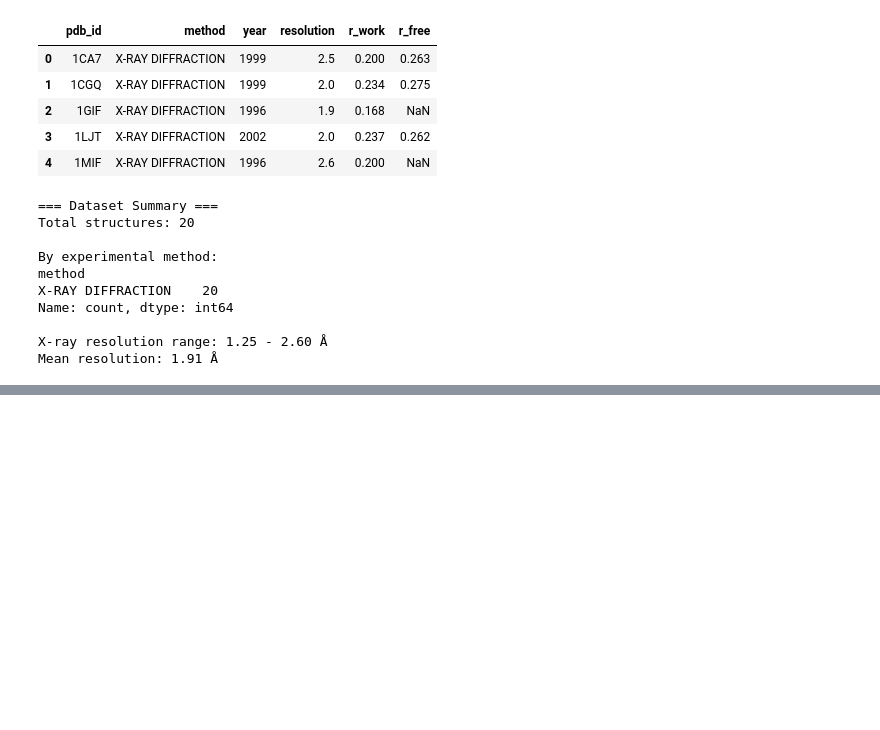
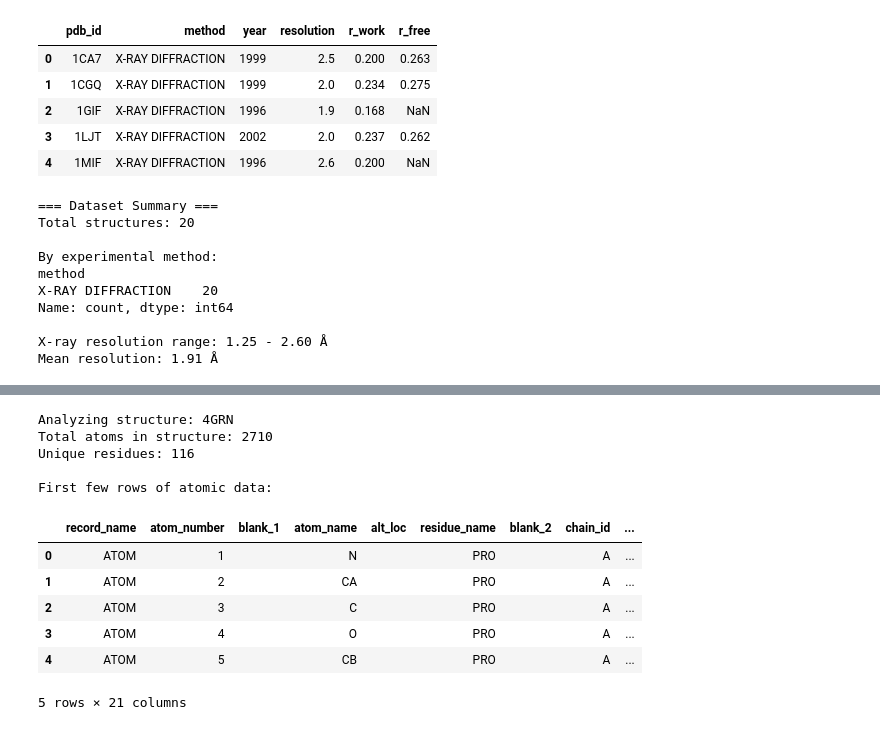
Before and after one commit to polymerase11/git-for-science, a Jupyter notebook: project1.ipynb, the cells around one changed output, grey strips where cells are left out. Saved outputs shown, nothing was run; the diff lists cells and outputs as text; code cells hidden in the pictures; blank space fills up the shorter version.

```diff
--- a/project1.ipynb
+++ b/project1.ipynb
@@ -742,0 +787,13 @@ Mean resolution: 1.91 Å
+# %%
+# Visualize one structure
+best_structure = (
+    df[df["method"] == "X-RAY DIFFRACTION"].nsmallest(1, "resolution").iloc[0]
+)
+print(
+    f"Visualizing: {best_structure['pdb_id']} (Resolution: {best_structure['resolution']:.2f} Å)"
+)
+
+view = py3Dmol.view(query=f"pdb:{best_structure['pdb_id']}", width=800, height=500)
+view.setStyle({"cartoon": {"color": "spectrum"}})
+view.zoomTo()
+view.show()
@@ -742,0 +803,31 @@ Mean resolution: 1.91 Å
+# %%
+# Fetch a specific PDB structure using BioPandas
+# Let's use the best resolution structure we found earlier
+pdb_id = best_structure["pdb_id"]
+print(f"Analyzing structure: {pdb_id}")
+
+# Fetch PDB file using BioPandas
+ppdb = PandasPdb().fetch_pdb(pdb_id)
+
+# Get the ATOM records (protein atoms)
+atoms_df = ppdb.df["ATOM"]
+
+print(f"Total atoms in structure: {len(atoms_df)}")
+print(f"Unique residues: {atoms_df['residue_number'].nunique()}")
+
+# Display first few rows to understand the data structure
+print("\nFirst few rows of atomic data:")
+atoms_df.head()
+# %% [output]
+Analyzing structure: 4GRN
+Total atoms in structure: 2710
+Unique residues: 116
+
+First few rows of atomic data:
+|  | record_name | atom_number | blank_1 | atom_name | alt_loc | residue_name | blank_2 | chain_id | ... |
+| 0 | ATOM | 1 |  | N |  | PRO |  | A | ... |
+| 1 | ATOM | 2 |  | CA |  | PRO |  | A | ... |
+| 2 | ATOM | 3 |  | C |  | PRO |  | A | ... |
+| 3 | ATOM | 4 |  | O |  | PRO |  | A | ... |
+| 4 | ATOM | 5 |  | CB |  | PRO |  | A | ... |
+5 rows × 21 columns
```
Also changed, not shown: parts of 2 cells of this notebook.
